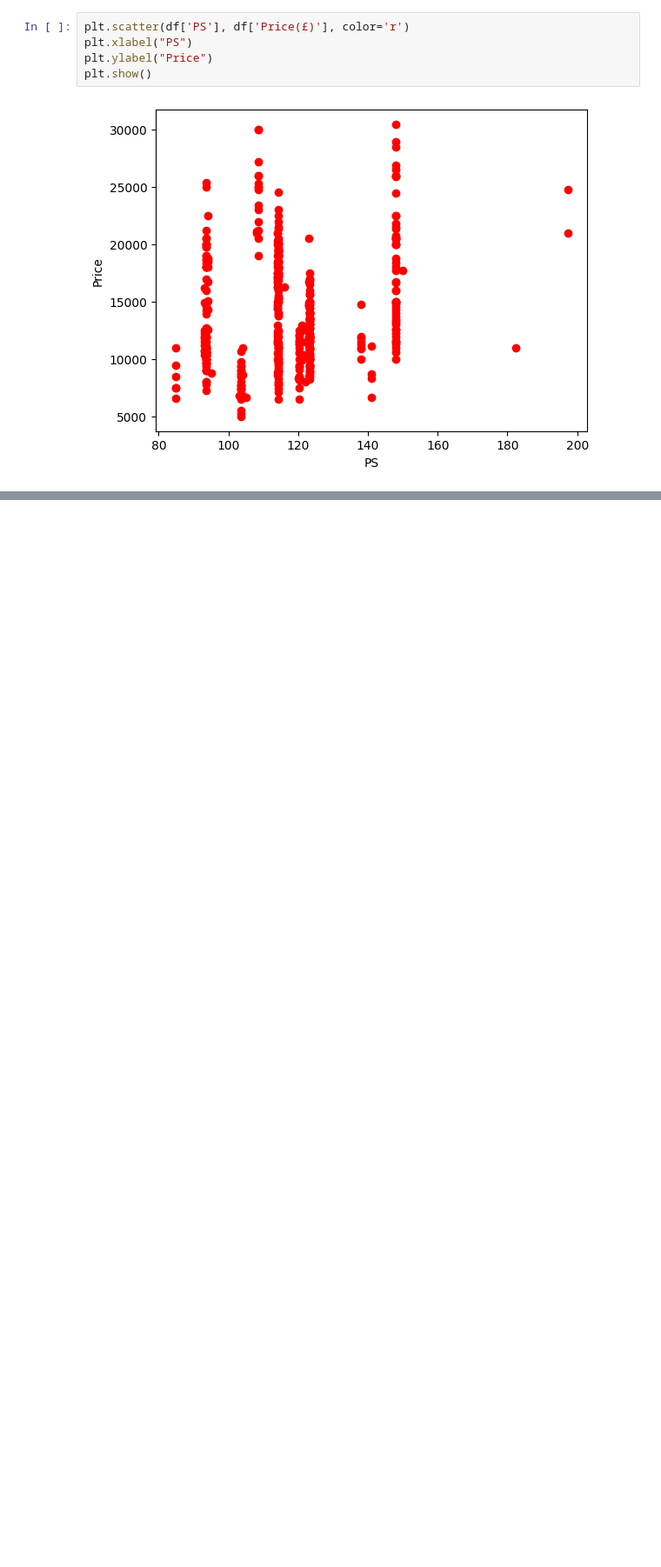
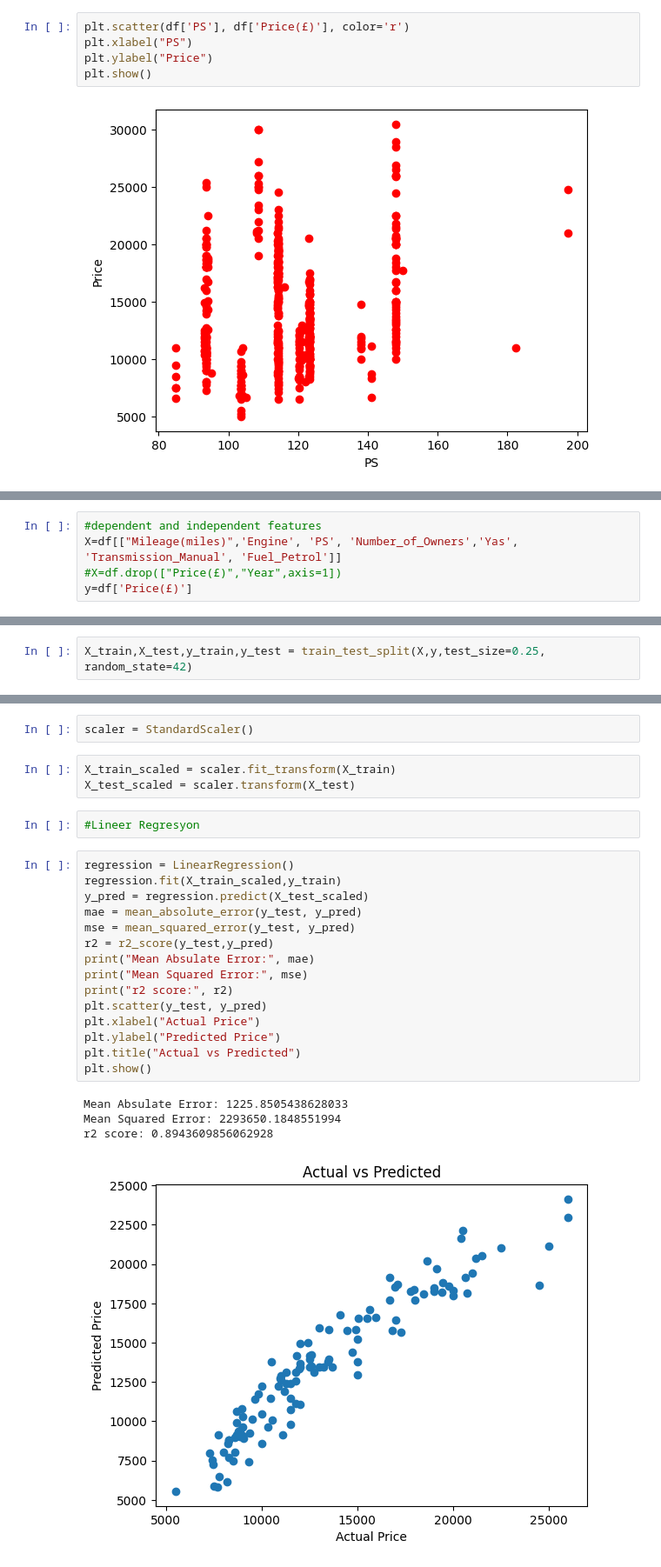
Before and after one commit to europecodingschool/ECS---VB---YZ---08.26, a Jupyter notebook: VB_YZ_Ders_10_.ipynb, the cells around one changed output, grey strips where cells are left out. Shown at 87% size. Saved outputs shown, nothing was run; the diff lists cells and outputs as text; blank space fills up the shorter version.

```diff
--- a/VB_YZ_Ders_10_.ipynb
+++ b/VB_YZ_Ders_10_.ipynb
@@ -326,0 +333,5 @@ plt.show()
+# %%
+#dependent and independent features
+X=df[["Mileage(miles)",'Engine', 'PS', 'Number_of_Owners','Yas', 'Transmission_Manual', 'Fuel_Petrol']]
+#X=df.drop(["Price(£)","Year",axis=1])
+y=df['Price(£)']
@@ -326,0 +357,2 @@ plt.show()
+# %%
+X_train,X_test,y_train,y_test = train_test_split(X,y,test_size=0.25, random_state=42)
@@ -326,0 +392,27 @@ plt.show()
+# %%
+scaler = StandardScaler()
+# %%
+X_train_scaled = scaler.fit_transform(X_train)
+X_test_scaled = scaler.transform(X_test)
+# %%
+#Lineer Regresyon
+# %%
+regression = LinearRegression()
+regression.fit(X_train_scaled,y_train)
+y_pred = regression.predict(X_test_scaled)
+mae = mean_absolute_error(y_test, y_pred)
+mse = mean_squared_error(y_test, y_pred)
+r2 = r2_score(y_test,y_pred)
+print("Mean Absulate Error:", mae)
+print("Mean Squared Error:", mse)
+print("r2 score:", r2)
+plt.scatter(y_test, y_pred)
+plt.xlabel("Actual Price")
+plt.ylabel("Predicted Price")
+plt.title("Actual vs Predicted")
+plt.show()
+# %% [output]
+Mean Absulate Error: 1225.8505438628033
+Mean Squared Error: 2293650.1848551994
+r2 score: 0.8943609856062928
+[figure, added]
```
Also changed, not shown: parts of 11 cells of this notebook.
